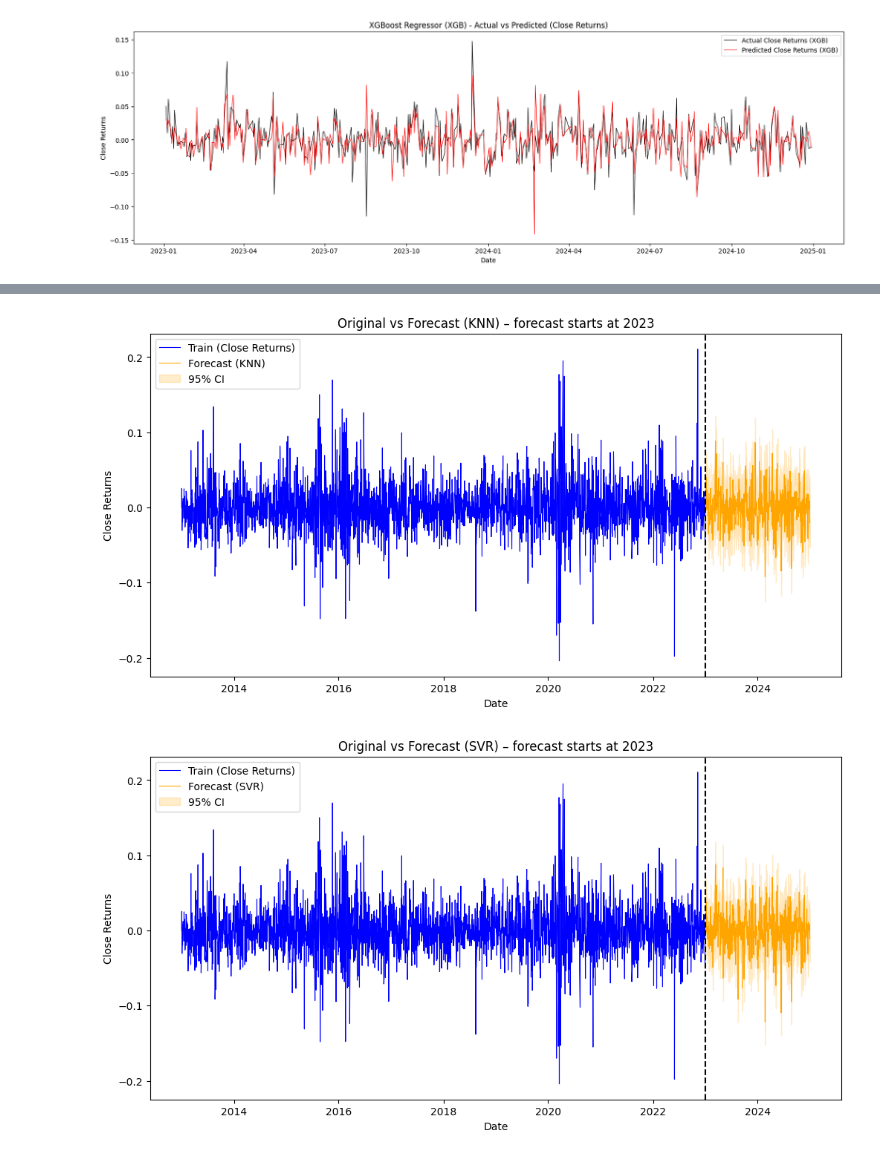
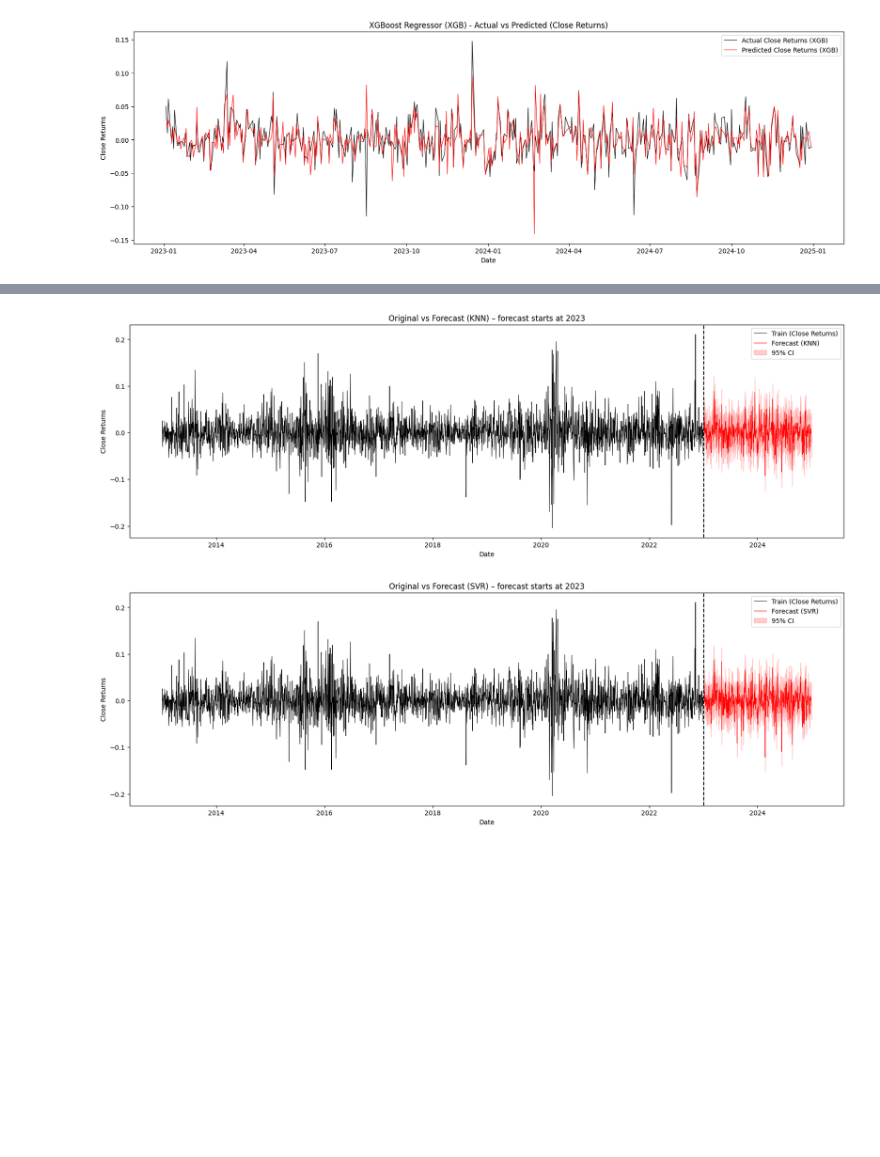
Before and after one commit to Deleon57/EDAR-REGRESSION, a Jupyter notebook: Pipeline2(GFI).ipynb, the cells around one changed output, grey strips where cells are left out. Saved outputs shown, nothing was run; the diff lists cells and outputs as text; code cells hidden in the pictures; blank space fills up the shorter version.

```diff
--- a/Pipeline2(GFI).ipynb
+++ b/Pipeline2(GFI).ipynb
@@ -145,6 +147,7 @@ After scaling (SVR):
 X_train_scaled shape (SVR): (2551, 3)
 X_test_scaled shape (SVR): (497, 3)
 # %%
+X_scaler_SVR = StandardScaler()
 y_scaler_SVR = StandardScaler()
 
 X_train_scaled_SVR = X_scaler_SVR.fit_transform(X_train_SVR)
@@ -594,16 +568,16 @@ err_std_KNN = np.std(error_KNN)
 lower_KNN = y_pred_KNN - 1.96 * err_std_KNN
 upper_KNN = y_pred_KNN + 1.96 * err_std_KNN
 
-plt.figure(figsize=(12, 6))
+plt.figure(figsize=(20, 6))
 
 # Training data (blue) – use actual index
-plt.plot(X_train_KNN.index, y_train_KNN.values, label="Train (Close Returns)", color="blue", linewidth=0.8)
+plt.plot(X_train_KNN.index, y_train_KNN.values, label="Train (Close Returns)", color="black", linewidth=0.7)
 
 # Forecast (orange) – align with test index
-plt.plot(y_test_KNN.index, y_pred_KNN, label="Forecast (KNN)", color="orange", linewidth=0.8)
+plt.plot(y_test_KNN.index, y_pred_KNN, label="Forecast (KNN)", color="red", linewidth=0.7)
 
 # Confidence Interval
-plt.fill_between(y_test_KNN.index, lower_KNN, upper_KNN, color="orange", alpha=0.2, label="95% CI")
+plt.fill_between(y_test_KNN.index, lower_KNN, upper_KNN, color="red", alpha=0.2, label="95% CI")
 
 # Vertical line at boundary (start of test set)
 plt.axvline(x=y_test_KNN.index[0], color="k", linestyle="--")
@@ -622,16 +596,16 @@ err_std_SVR = np.std(error_SVR)
 lower_SVR = y_pred_SVR - 1.96 * err_std_SVR
 upper_SVR = y_pred_SVR + 1.96 * err_std_SVR
 
-plt.figure(figsize=(12, 6))
+plt.figure(figsize=(20, 6))
 
 # Training data (blue) – use actual index
-plt.plot(X_train_SVR.index, y_train_SVR.values, label="Train (Close Returns)", color="blue", linewidth=0.8)
+plt.plot(X_train_SVR.index, y_train_SVR.values, label="Train (Close Returns)", color="black", linewidth=0.7)
 
 # Forecast (orange) – align with test index
-plt.plot(y_test_SVR.index, y_pred_SVR, label="Forecast (SVR)", color="orange", linewidth=0.8)
+plt.plot(y_test_SVR.index, y_pred_SVR, label="Forecast (SVR)", color="red", linewidth=0.7)
 
 # Confidence Interval
-plt.fill_between(y_test_SVR.index, lower_SVR, upper_SVR, color="orange", alpha=0.2, label="95% CI")
+plt.fill_between(y_test_SVR.index, lower_SVR, upper_SVR, color="red", alpha=0.2, label="95% CI")
 
 # Vertical line at boundary (start of test set)
 plt.axvline(x=y_test_SVR.index[0], color="k", linestyle="--")
@@ -650,16 +624,16 @@ err_std_RFR = np.std(error_RFR)
 lower_RFR = y_pred_RFR - 1.96 * err_std_RFR
 upper_RFR = y_pred_RFR + 1.96 * err_std_RFR
 
-plt.figure(figsize=(12, 6))
+plt.figure(figsize=(20, 6))
 
 # Training data (blue) – use actual index
-plt.plot(X_train_RFR.index, y_train_RFR.values, label="Train (Close Returns)", color="blue", linewidth=0.8)
+plt.plot(X_train_RFR.index, y_train_RFR.values, label="Train (Close Returns)", color="black", linewidth=0.7)
 
 # Forecast (orange) – align with test index
-plt.plot(y_test_RFR.index, y_pred_RFR, label="Forecast (Random Forest RFR)", color="orange", linewidth=0.8)
+plt.plot(y_test_RFR.index, y_pred_RFR, label="Forecast (Random Forest RFR)", color="red", linewidth=0.7)
 
 # Confidence Interval
-plt.fill_between(y_test_RFR.index, lower_RFR, upper_RFR, color="orange", alpha=0.2, label="95% CI")
+plt.fill_between(y_test_RFR.index, lower_RFR, upper_RFR, color="red", alpha=0.2, label="95% CI")
 
 # Vertical line at boundary (start of test set)
 plt.axvline(x=y_test_RFR.index[0], color="k", linestyle="--")
@@ -669,36 +643,36 @@ plt.title("Original vs Forecast (Random Forest RFR) – forecast starts at 2023"
 plt.xlabel("Date")
 plt.ylabel("Close Returns")
 plt.legend()
 plt.show()
 
 
 #XGBOOST
 # Error and confidence interval (make sure y_pred_XGB is inverse transformed if needed)
 error_XGB = y_test_XGB.values - y_pred_XGB
 err_std_XGB = np.std(error_XGB)
 lower_XGB = y_pred_XGB - 1.96 * err_std_XGB
 upper_XGB = y_pred_XGB + 1.96 * err_std_XGB
 
-plt.figure(figsize=(12, 6))
+plt.figure(figsize=(20, 6))
 
 # Training data (blue) – use actual index
-plt.plot(y_train_XGB.index, y_train_XGB.values, label="Train (Close Returns)", color="blue", linewidth=0.8)
+plt.plot(y_train_XGB.index, y_train_XGB.values, label="Train (Close Returns)", color="black", linewidth=0.7)
 
 # Forecast (orange) – align with test index
-plt.plot(y_test_XGB.index, y_pred_XGB, label="Forecast (XGBoost - XGB)", color="orange", linewidth=0.8)
+plt.plot(y_test_XGB.index, y_pred_XGB, label="Forecast (XGBoost - XGB)", color="red", linewidth=0.7)
 
 # Confidence Interval
-plt.fill_between(y_test_XGB.index, lower_XGB, upper_XGB, color="orange", alpha=0.2, label="95% CI")
+plt.fill_between(y_test_XGB.index, lower_XGB, upper_XGB, color="red", alpha=0.2, label="95% CI")
 
 # Vertical line at boundary (start of test set)
 plt.axvline(x=y_test_XGB.index[0], color="k", linestyle="--")
 
 # Labels and legend
 plt.title("Original vs Forecast (XGBoost - XGB) – forecast starts at 2023")
 plt.xlabel("Date")
 plt.ylabel("Close Returns")
 plt.legend()
 plt.show()
 # %% [output]
-[figure, old version]
+[figure, new version]
-[figure, old version]
+[figure, new version]
```
Also changed, not shown: parts of 6 cells of this notebook.
